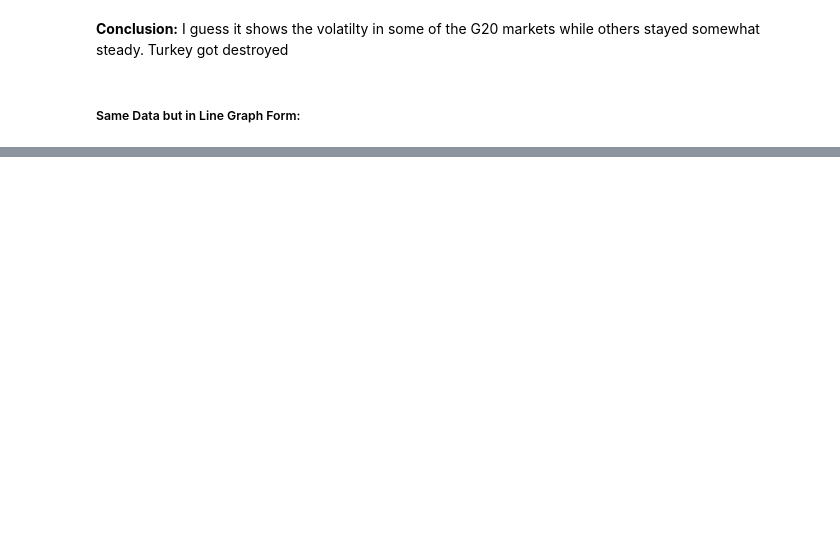
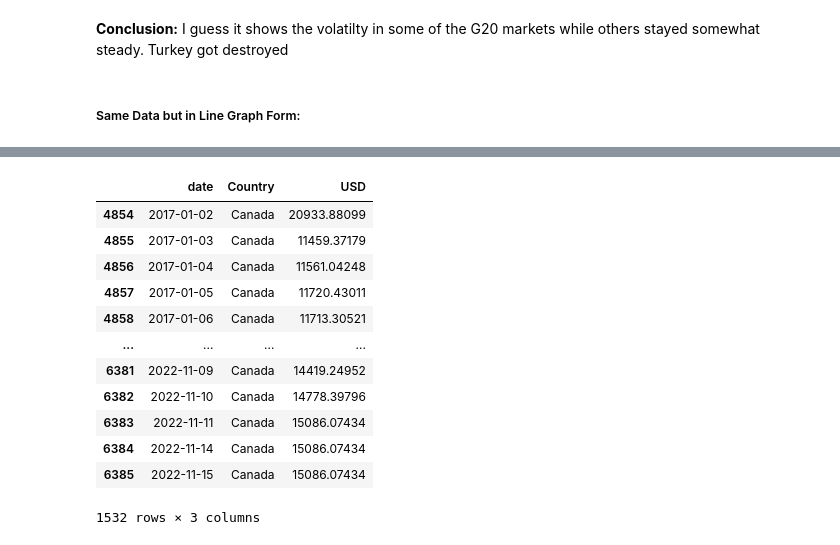
Before and after one commit to rodrigorosalesa/604, a Jupyter notebook: Kane.ipynb, the cells around one changed output, grey strips where cells are left out. Cells and saved outputs as stored; diff of their text form; code cells hidden in the pictures; blank space fills up the shorter version.

```diff
--- a/Kane.ipynb
+++ b/Kane.ipynb
@@ -85,0 +124,19 @@ sns.lineplot(x = index_2020_week["week"], y= index_2020_week["USD"], hue = index
+# %%
+g20_covid_canada = g20_covid_subset.loc[g20_covid_subset['location'] == "Canada"]
+g20_index_canada = g20_index_data.loc[g20_index_data['Country'] == "Canada"]
+g20_covid_canada['date'] =  pd.to_datetime(g20_covid_canada['date'], infer_datetime_format=True)
+g20_index_canada['date'] =  pd.to_datetime(g20_index_canada['date'], infer_datetime_format=True)
+# %% [output]
+|  | date | Country | USD |
+| 4854 | 2017-01-02 | Canada | 20933.88099 |
+| 4855 | 2017-01-03 | Canada | 11459.37179 |
+| 4856 | 2017-01-04 | Canada | 11561.04248 |
+| 4857 | 2017-01-05 | Canada | 11720.43011 |
+| 4858 | 2017-01-06 | Canada | 11713.30521 |
+| ... | ... | ... | ... |
+| 6381 | 2022-11-09 | Canada | 14419.24952 |
+| 6382 | 2022-11-10 | Canada | 14778.39796 |
+| 6383 | 2022-11-11 | Canada | 15086.07434 |
+| 6384 | 2022-11-14 | Canada | 15086.07434 |
+| 6385 | 2022-11-15 | Canada | 15086.07434 |
+1532 rows × 3 columns
```
Also changed, not shown: parts of 9 cells of this notebook.
